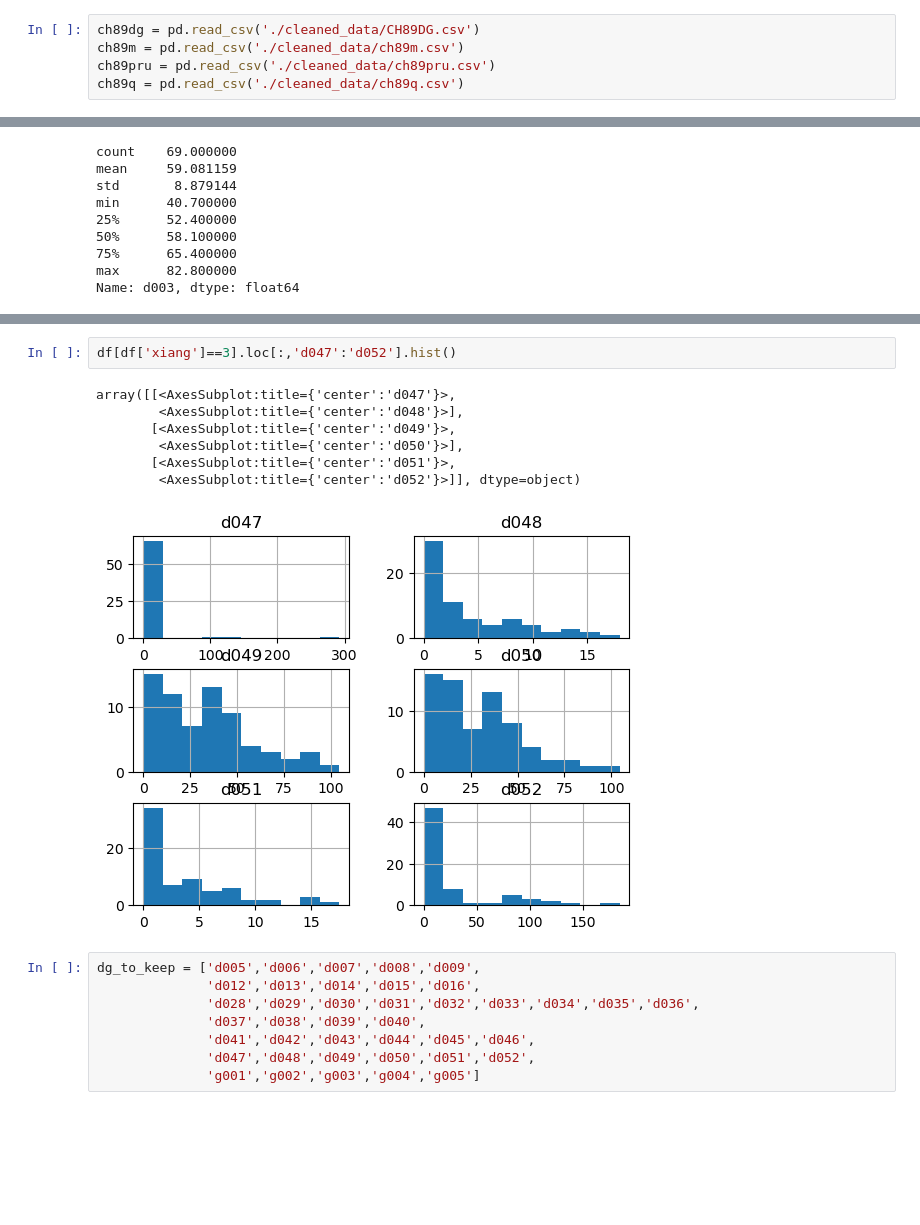
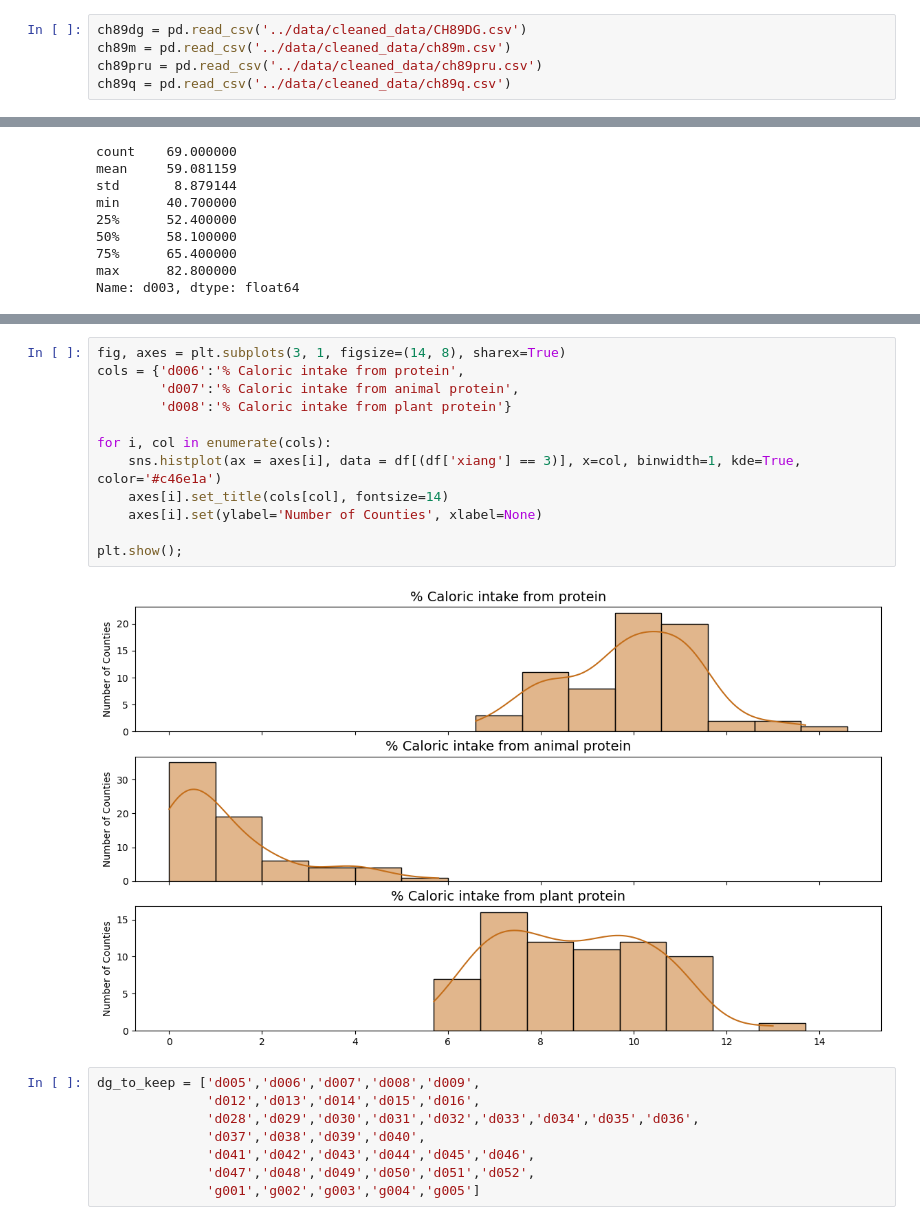
Before and after one commit to colbytse/community_health_project, a Jupyter notebook: code_notebooks/jahnavi.ipynb, the cells around one changed output, grey strips where cells are left out. Drawn from its saved outputs; the diff is of its cells as text; blank space fills up the shorter version.

```diff
--- a/code_notebooks/jahnavi.ipynb
+++ b/code_notebooks/jahnavi.ipynb
@@ -17,7 +17,7 @@ pd.options.display.max_rows
 # %% [output]
 70
 # %%
-ch89dg = pd.read_csv('./cleaned_data/CH89DG.csv')
-ch89m = pd.read_csv('./cleaned_data/ch89m.csv')
-ch89pru = pd.read_csv('./cleaned_data/ch89pru.csv')
-ch89q = pd.read_csv('./cleaned_data/ch89q.csv')
+ch89dg = pd.read_csv('../data/cleaned_data/CH89DG.csv')
+ch89m = pd.read_csv('../data/cleaned_data/ch89m.csv')
+ch89pru = pd.read_csv('../data/cleaned_data/ch89pru.csv')
+ch89q = pd.read_csv('../data/cleaned_data/ch89q.csv')
@@ -193,13 +219,17 @@ df[df['xiang']==3].loc[:,'g001':'g005'].describe()
 # %%
-df[df['xiang']==3].loc[:,'d047':'d052'].hist()
+fig, axes = plt.subplots(3, 1, figsize=(14, 8), sharex=True)
+cols = {'d006':'% Caloric intake from protein',
+        'd007':'% Caloric intake from animal protein',
+        'd008':'% Caloric intake from plant protein'}
+
+for i, col in enumerate(cols):
+    sns.histplot(ax = axes[i], data = df[(df['xiang'] == 3)], x=col, binwidth=1, kde=True, color='#c46e1a')
+    axes[i].set_title(cols[col], fontsize=14)
+    axes[i].set(ylabel='Number of Counties', xlabel=None)
+
+plt.show();
 # %% [output]
-array([[<AxesSubplot:title={'center':'d047'}>,
-        <AxesSubplot:title={'center':'d048'}>],
-       [<AxesSubplot:title={'center':'d049'}>,
-        <AxesSubplot:title={'center':'d050'}>],
-       [<AxesSubplot:title={'center':'d051'}>,
-        <AxesSubplot:title={'center':'d052'}>]], dtype=object)
-[figure, old version]
+[figure, new version]
 # %%
 dg_to_keep = ['d005','d006','d007','d008','d009',
               'd012','d013','d014','d015','d016',
```
Also changed, not shown: parts of 42 cells of this notebook, 7 other files.
